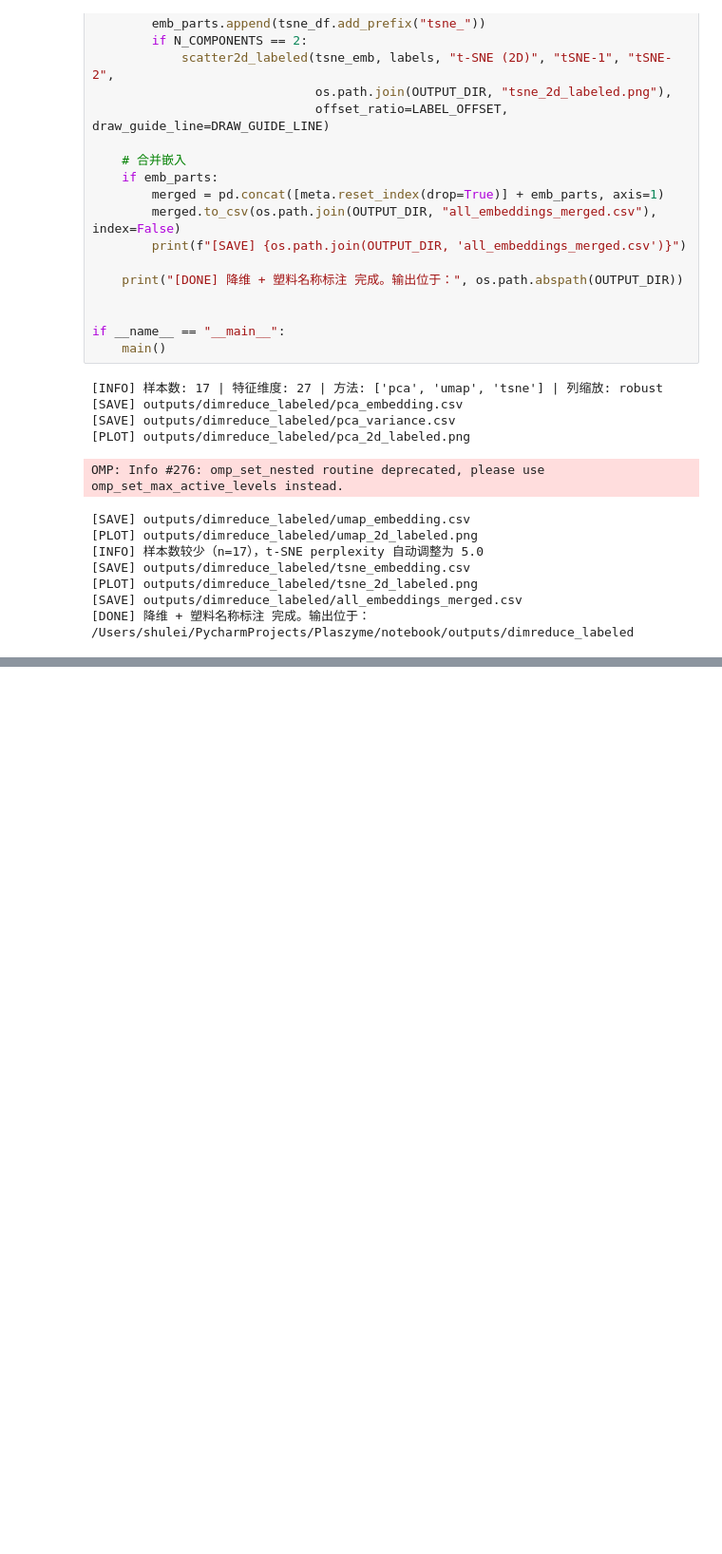
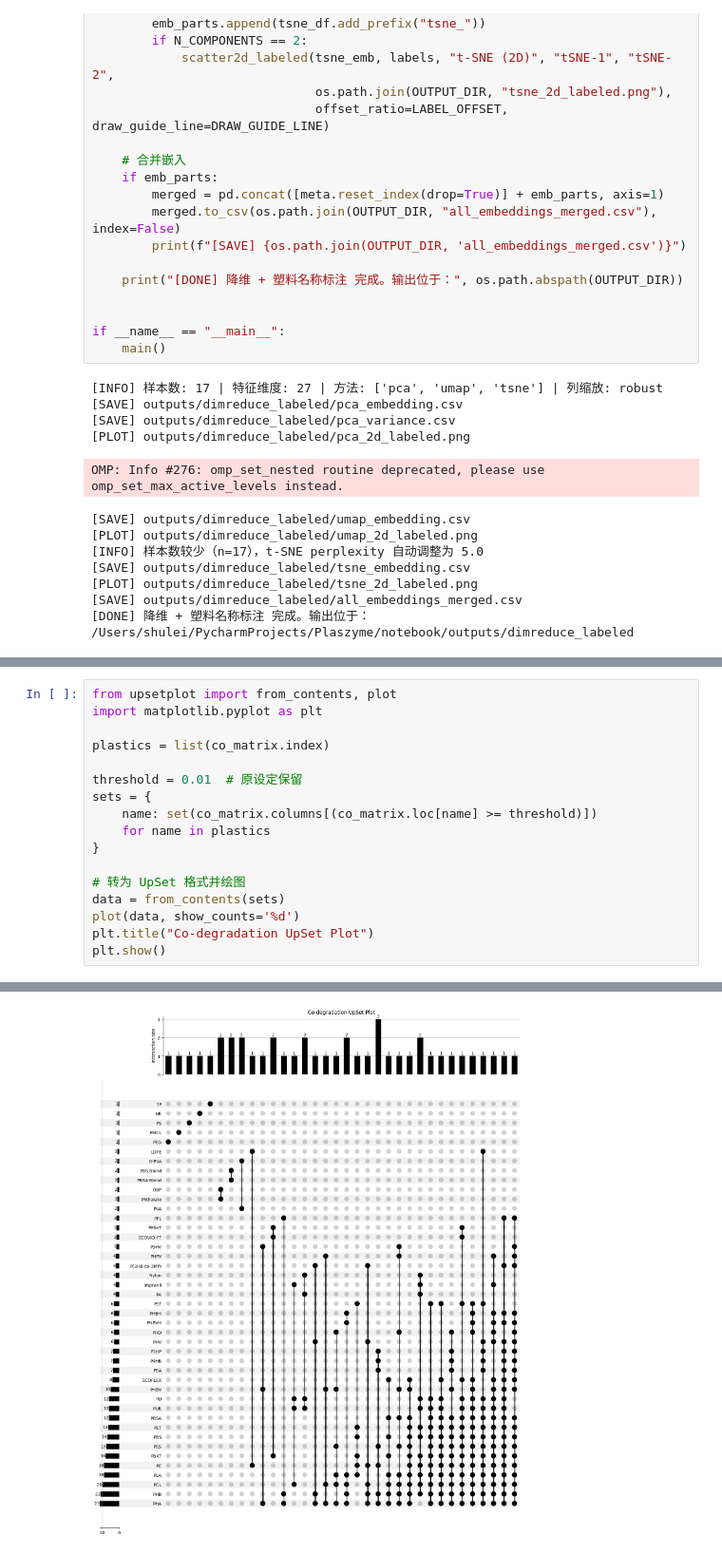
Before and after one commit to jjjoy-x/Plaszyme, a Jupyter notebook: notebook/plastic_dimreduce.ipynb, the cells around one changed output, grey strips where cells are left out. Shown at 95% size. Drawn from its saved outputs; the diff is of its cells as text; blank space fills up the shorter version.

```diff
--- a/notebook/plastic_dimreduce.ipynb
+++ b/notebook/plastic_dimreduce.ipynb
@@ -379,0 +405,18 @@ OMP: Info #276: omp_set_nested routine deprecated, please use omp_set_max_active
+# %%
+from upsetplot import from_contents, plot
+import matplotlib.pyplot as plt
+
+plastics = list(co_matrix.index)
+
+threshold = 0.01  # 原设定保留
+sets = {
+    name: set(co_matrix.columns[(co_matrix.loc[name] >= threshold)])
+    for name in plastics
+}
+
+# 转为 UpSet 格式并绘图
+data = from_contents(sets)
+plot(data, show_counts='%d')
+plt.title("Co-degradation UpSet Plot")
+plt.show()
+# %% [output]
@@ -379,0 +440 @@ OMP: Info #276: omp_set_nested routine deprecated, please use omp_set_max_active
+[figure, added]
```
Also changed, not shown: parts of 2 cells of this notebook, 1 other file.
